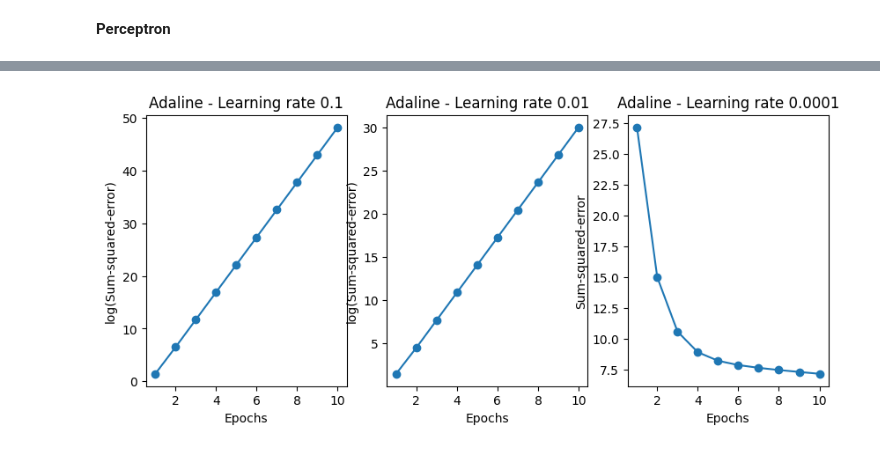
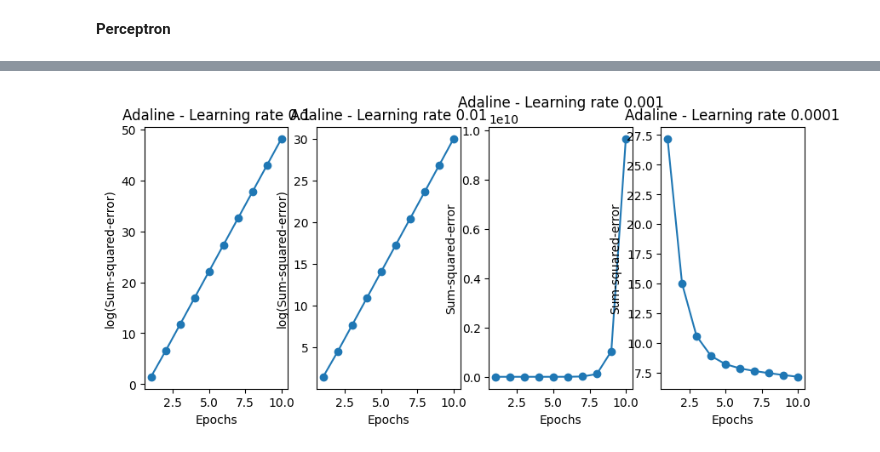
Before and after one commit to ander9991/CS-GY-6923-Machine-Learning, a Jupyter notebook: Steven_Granaturov_Assignment02.ipynb, the cells around one changed output, grey strips where cells are left out. Cells and saved outputs as stored; diff of their text form; code cells hidden in the pictures.

Commit message:
Implemented Adaline

```diff
--- a/Steven_Granaturov_Assignment02.ipynb
+++ b/Steven_Granaturov_Assignment02.ipynb
@@ -261,28 +192,37 @@ class Adaline(object):
 
     def predict(self, X):
         return np.where(self.activation(self.net_input(X)) >= 0.0, 1, -1)
+# %%
+y =  Iris.iloc[0:100, 4].values
+X = Iris.iloc[0:100, [0, 2]].values
 # %%
-fig, ax = plt.subplots(nrows = 1, ncols = 3, figsize = (10, 4))
+fig, ax = plt.subplots(nrows = 1, ncols = 4, figsize = (10, 4))
 
-ada1 = Adaline(n_iter = 10, eta = 0.1).fit(X_percep1, y_percep1)
+ada1 = Adaline(n_iter = 10, eta = 0.1).fit(X, y)
 ax[0].plot(range(1, len(ada1.cost_) + 1), np.log10(ada1.cost_), marker='o')
 ax[0].set_xlabel('Epochs')
 ax[0].set_ylabel('log(Sum-squared-error)')
 ax[0].set_title('Adaline - Learning rate 0.1')
 
-ada2 = Adaline(n_iter = 10, eta = 0.01).fit(X_percep1, y_percep1)
+ada2 = Adaline(n_iter = 10, eta = 0.01).fit(X, y)
 ax[1].plot(range(1, len(ada2.cost_) + 1), np.log10(ada2.cost_), marker='o')
 ax[1].set_xlabel('Epochs')
 ax[1].set_ylabel('log(Sum-squared-error)')
 ax[1].set_title('Adaline - Learning rate 0.01')
 
-ada3 = Adaline(n_iter = 10, eta = 0.0001).fit(X_percep1, y_percep1)
+ada3 = Adaline(n_iter = 10, eta = 0.001).fit(X, y)
 ax[2].plot(range(1, len(ada3.cost_) + 1), ada3.cost_, marker='o')
 ax[2].set_xlabel('Epochs')
 ax[2].set_ylabel('Sum-squared-error')
-ax[2].set_title('Adaline - Learning rate 0.0001')
+ax[2].set_title('Adaline - Learning rate 0.001')
+
+ada4 = Adaline(n_iter = 10, eta = 0.0001).fit(X, y)
+ax[3].plot(range(1, len(ada4.cost_) + 1), ada4.cost_, marker='o')
+ax[3].set_xlabel('Epochs')
+ax[3].set_ylabel('Sum-squared-error')
+ax[3].set_title('Adaline - Learning rate 0.0001')
 
 # plt.savefig('images/02_11.png', dpi=300)
 plt.show()
 # %% [output]
-[figure, old version]
+[figure, new version]
```
Also changed, not shown: parts of 11 cells of this notebook.
